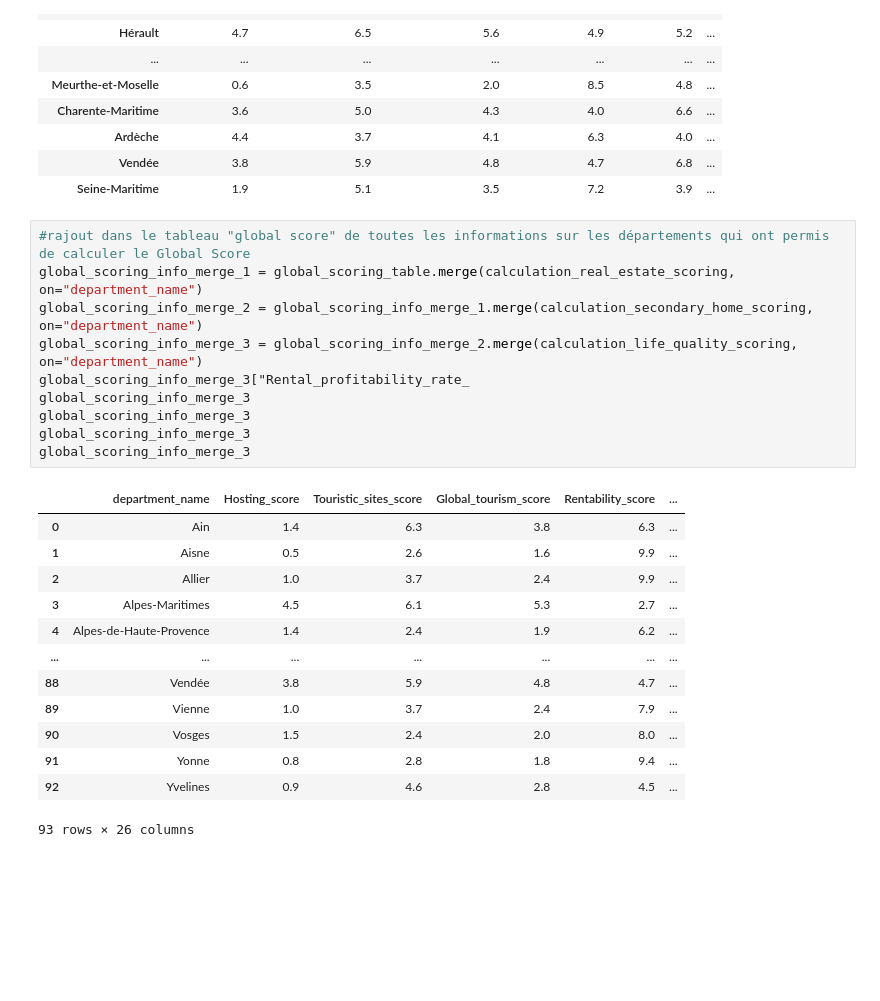
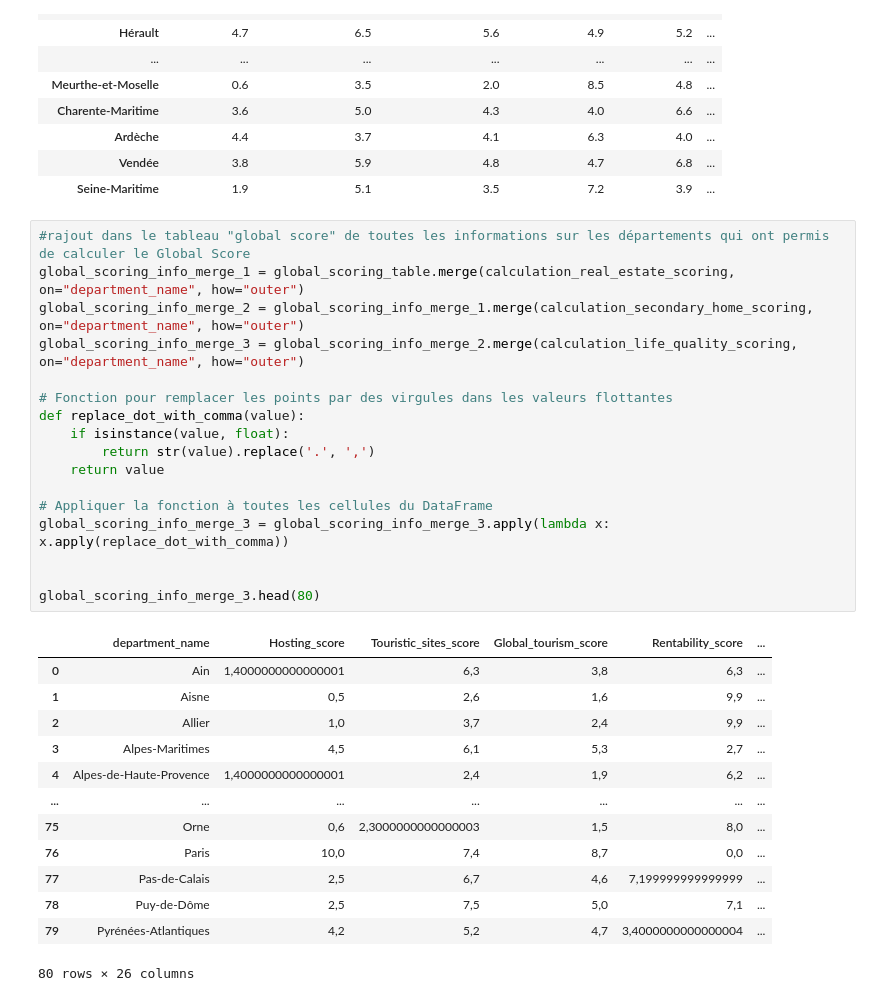
Before and after one commit to MChvtta/prello_scoring_system, a Jupyter notebook: notebooks/ES_Transformation.ipynb, the cells around one changed output. Drawn from its saved outputs; the diff is of its cells as text; blank space fills up the shorter version.

Commit message:
adds scoring script

```diff
--- a/notebooks/ES_Transformation.ipynb
+++ b/notebooks/ES_Transformation.ipynb
@@ -1015,25 +1445,32 @@ global_scoring_table.sort_values("Global_scoring", ascending=False).head(25)
 | Seine-Maritime | 1.9 | 5.1 | 3.5 | 7.2 | 3.9 | ... |
 # %%
 #rajout dans le tableau "global score" de toutes les informations sur les départements qui ont permis de calculer le Global Score
-global_scoring_info_merge_1 = global_scoring_table.merge(calculation_real_estate_scoring, on="department_name")
-global_scoring_info_merge_2 = global_scoring_info_merge_1.merge(calculation_secondary_home_scoring, on="department_name")
-global_scoring_info_merge_3 = global_scoring_info_merge_2.merge(calculation_life_quality_scoring, on="department_name")
-global_scoring_info_merge_3["Rental_profitability_rate_
-global_scoring_info_merge_3
-global_scoring_info_merge_3
-global_scoring_info_merge_3
-global_scoring_info_merge_3
+global_scoring_info_merge_1 = global_scoring_table.merge(calculation_real_estate_scoring, on="department_name", how="outer")
+global_scoring_info_merge_2 = global_scoring_info_merge_1.merge(calculation_secondary_home_scoring, on="department_name", how="outer")
+global_scoring_info_merge_3 = global_scoring_info_merge_2.merge(calculation_life_quality_scoring, on="department_name", how="outer")
+
+# Fonction pour remplacer les points par des virgules dans les valeurs flottantes
+def replace_dot_with_comma(value):
+    if isinstance(value, float):
+        return str(value).replace('.', ',')
+    return value
+
+# Appliquer la fonction à toutes les cellules du DataFrame
+global_scoring_info_merge_3 = global_scoring_info_merge_3.apply(lambda x: x.apply(replace_dot_with_comma))
+
+
+global_scoring_info_merge_3.head(80)
 # %% [output]
 |  | department_name | Hosting_score | Touristic_sites_score | Global_tourism_score | Rentability_score | ... |
-| 0 | Ain | 1.4 | 6.3 | 3.8 | 6.3 | ... |
-| 1 | Aisne | 0.5 | 2.6 | 1.6 | 9.9 | ... |
-| 2 | Allier | 1.0 | 3.7 | 2.4 | 9.9 | ... |
-| 3 | Alpes-Maritimes | 4.5 | 6.1 | 5.3 | 2.7 | ... |
-| 4 | Alpes-de-Haute-Provence | 1.4 | 2.4 | 1.9 | 6.2 | ... |
+| 0 | Ain | 1,4000000000000001 | 6,3 | 3,8 | 6,3 | ... |
+| 1 | Aisne | 0,5 | 2,6 | 1,6 | 9,9 | ... |
+| 2 | Allier | 1,0 | 3,7 | 2,4 | 9,9 | ... |
+| 3 | Alpes-Maritimes | 4,5 | 6,1 | 5,3 | 2,7 | ... |
+| 4 | Alpes-de-Haute-Provence | 1,4000000000000001 | 2,4 | 1,9 | 6,2 | ... |
 | ... | ... | ... | ... | ... | ... | ... |
-| 88 | Vendée | 3.8 | 5.9 | 4.8 | 4.7 | ... |
-| 89 | Vienne | 1.0 | 3.7 | 2.4 | 7.9 | ... |
-| 90 | Vosges | 1.5 | 2.4 | 2.0 | 8.0 | ... |
-| 91 | Yonne | 0.8 | 2.8 | 1.8 | 9.4 | ... |
-| 92 | Yvelines | 0.9 | 4.6 | 2.8 | 4.5 | ... |
+| 75 | Orne | 0,6 | 2,3000000000000003 | 1,5 | 8,0 | ... |
+| 76 | Paris | 10,0 | 7,4 | 8,7 | 0,0 | ... |
+| 77 | Pas-de-Calais | 2,5 | 6,7 | 4,6 | 7,199999999999999 | ... |
+| 78 | Puy-de-Dôme | 2,5 | 7,5 | 5,0 | 7,1 | ... |
+| 79 | Pyrénées-Atlantiques | 4,2 | 5,2 | 4,7 | 3,4000000000000004 | ... |
-93 rows × 26 columns
+80 rows × 26 columns
```
Also changed, not shown: parts of 44 cells of this notebook, 5 other files.
